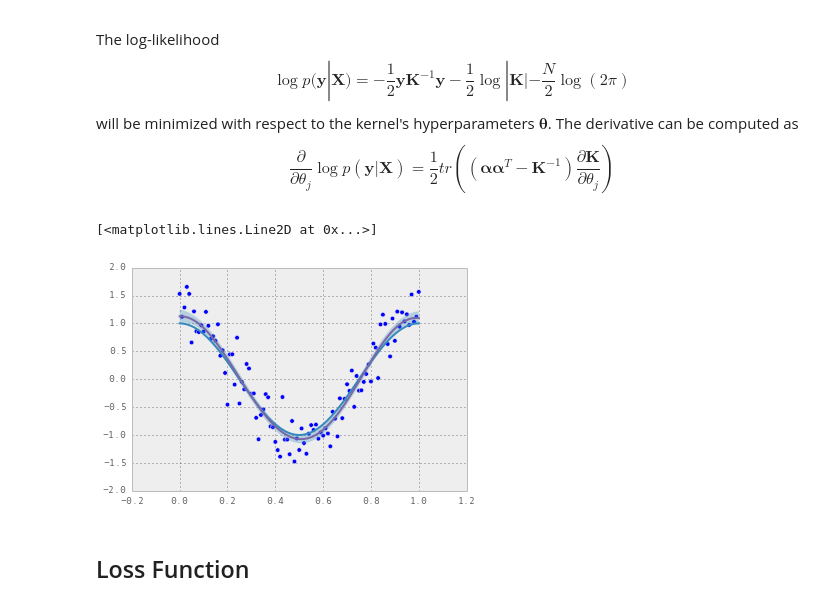
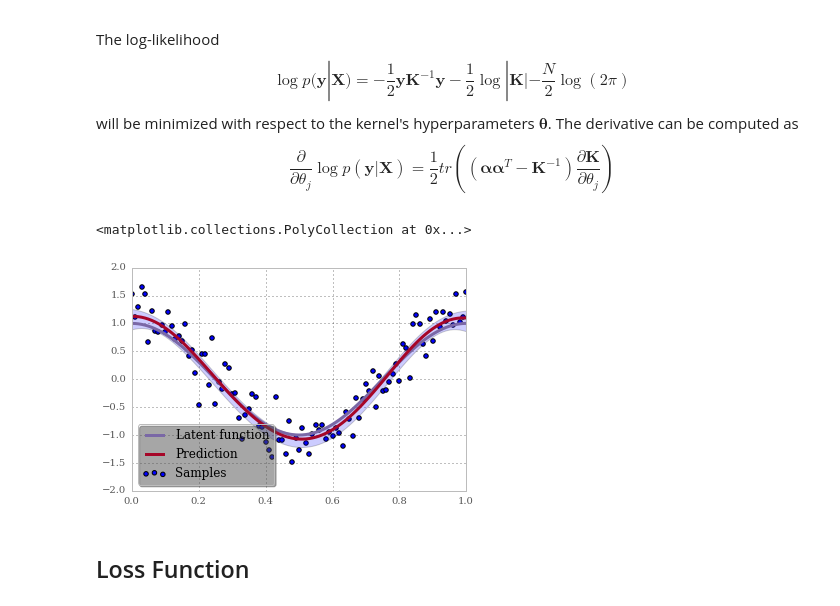
Before and after one commit to AlexanderFabisch/regression-tutorial, a Jupyter notebook: regression.ipynb, the cells around one changed output. Cells and saved outputs as stored; diff of their text form; code cells hidden in the pictures.

```diff
--- a/regression.ipynb
+++ b/regression.ipynb
@@ -72,9 +73,10 @@ class LinearRegression(BaseEstimator, RegressorMixin):
         X_bias = np.hstack((np.ones((n_samples, 1)), X))
         return X_bias.dot(self.w)
 # %%
-x, X, y_true, y = generate_data(101, 0.3, 0)
-plt.plot(x, y_true, label="True function")
-plt.scatter(x, y, label="Samples")
-linreg = LinearRegression().fit(X, y)
-plt.plot(x, linreg.predict(X), label="Model")
-plt.legend(loc="best")
+def plot_model(model):
+    x, X, y_true, y = generate_data(101, 0.3, 0)
+    plt.plot(x, y_true, label="Latent function")
+    plt.scatter(x, y, label="Samples")
+    plt.plot(x, model.predict(X), label="Prediction")
+    plt.xlim((0, 1))
+    plt.legend()
@@ -403,16 +401,13 @@ class GaussianProcessRegression(BaseEstimator, RegressorMixin):
 
         return optimal_theta, optimal_rlf_value, optimal_par
 # %%
-x, X, y_true, y = generate_data(101, 0.3, 0)
-plt.plot(x, y_true)
-plt.scatter(x, y)
 gpreg = GaussianProcessRegression(nugget=1.0).fit(X, y)
+plot_model(gpreg)
 y_pred, y_mse = gpreg.predict(X, eval_MSE=True)
-plt.fill_between(x, y_pred - np.sqrt(y_mse), y_pred + np.sqrt(y_mse), alpha=0.3)
-plt.plot(x, y_pred)
+plt.fill_between(x, y_pred - 2 * np.sqrt(y_mse), y_pred + np.sqrt(y_mse), alpha=0.2)
 # %% [output]
-[<matplotlib.lines.Line2D at 0x...>]
+<matplotlib.collections.PolyCollection at 0x...>
-[figure, old version]
+[figure, new version]
 # %% [markdown]
 ## Loss Function
 # %%
```
Also changed, not shown: parts of 37 cells of this notebook, 3 other files.
